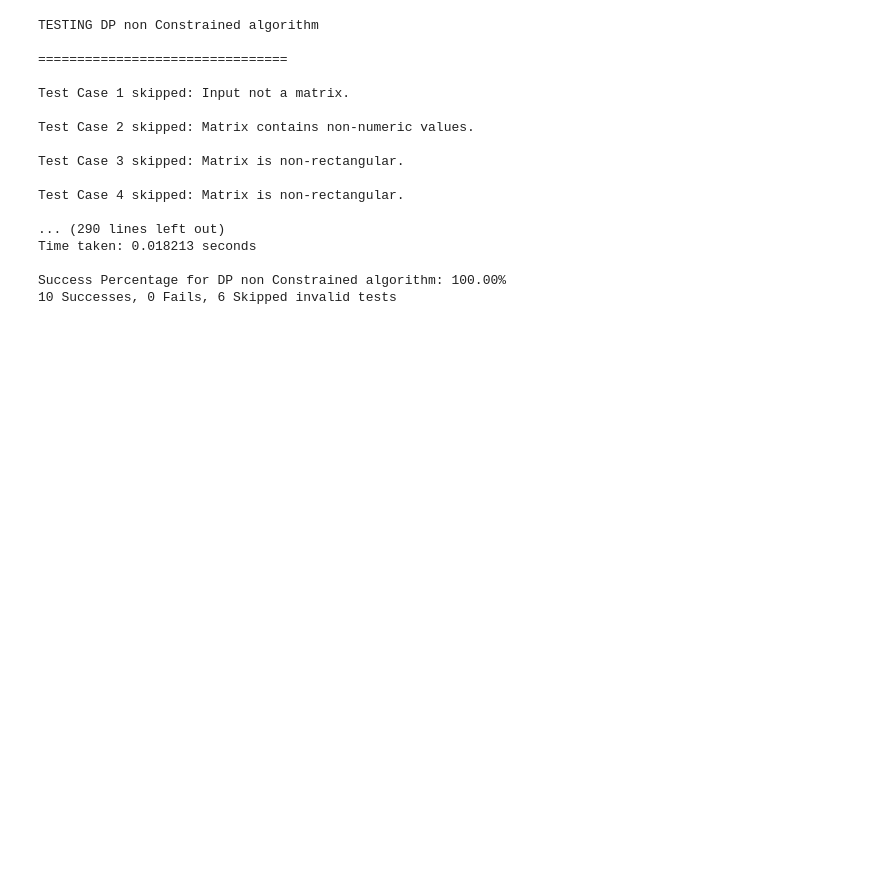
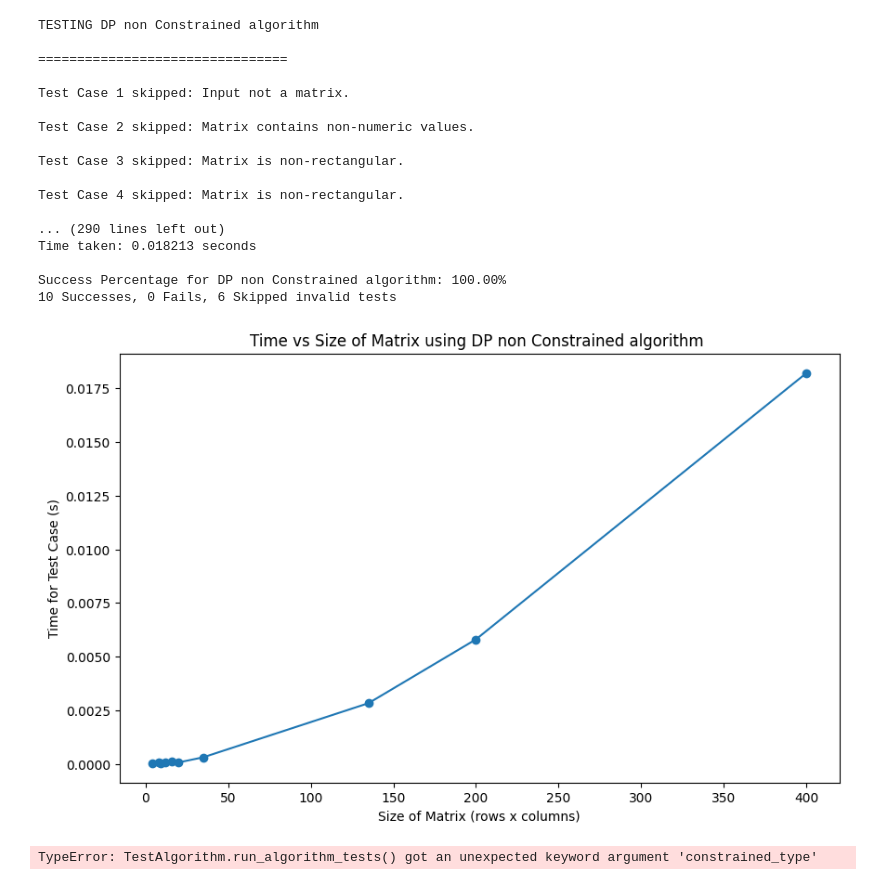
Before and after one commit to Amrithya/Advanced-Algorithm-Project-2023-2024, a Jupyter notebook: main_dynamic.ipynb, the cells around one changed output. Drawn from its saved outputs; the diff is of its cells as text; code cells hidden in the pictures; blank space fills up the shorter version.

Commit message:
constraints fix

```diff
--- a/main_dynamic.ipynb
+++ b/main_dynamic.ipynb
@@ -25,3 +26,12 @@ Time taken: 0.018213 seconds
 
 Success Percentage for DP non Constrained algorithm: 100.00%
 10 Successes, 0 Fails, 6 Skipped invalid tests
+# %%
+plot_time_vs_size(size_time,"DP non Constrained algorithm")
+# %% [output]
+[figure, added]
+# %%
+algorithm_name = "DP constraints"
+size_time, success, fail = test_algorithm_instance.run_algorithm_tests(maxMatrixSum_constraint, algorithm_name,constrained_type='variable')
+# %% [output]
+TypeError: TestAlgorithm.run_algorithm_tests() got an unexpected keyword argument 'constrained_type'
```
Also changed, not shown: parts of 1 cell of this notebook, 2 other files.
